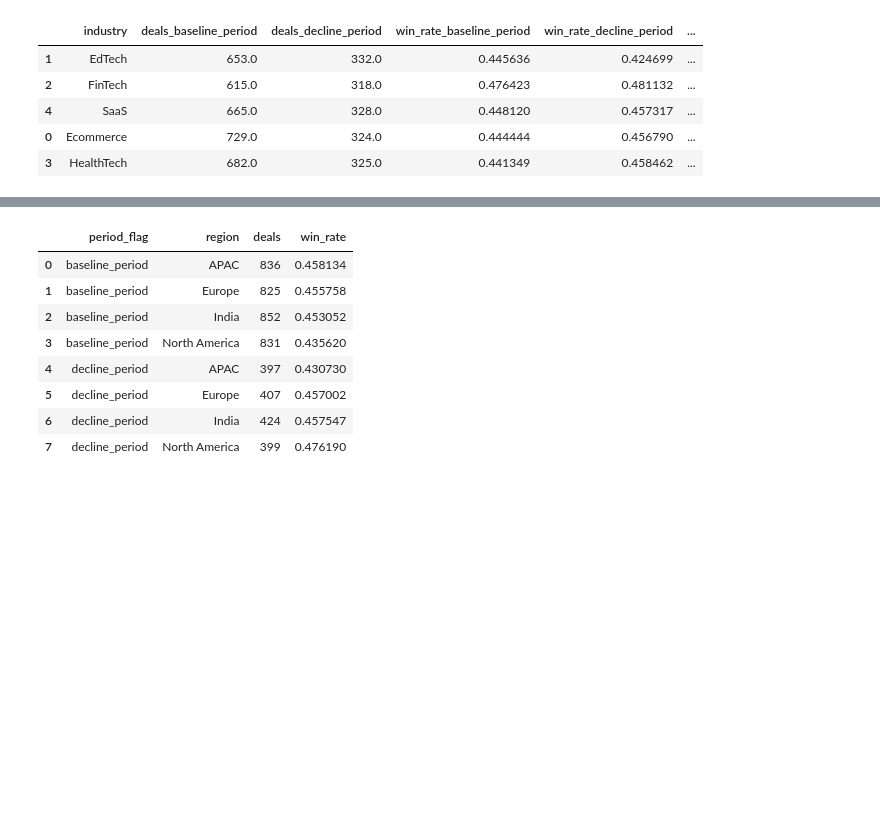
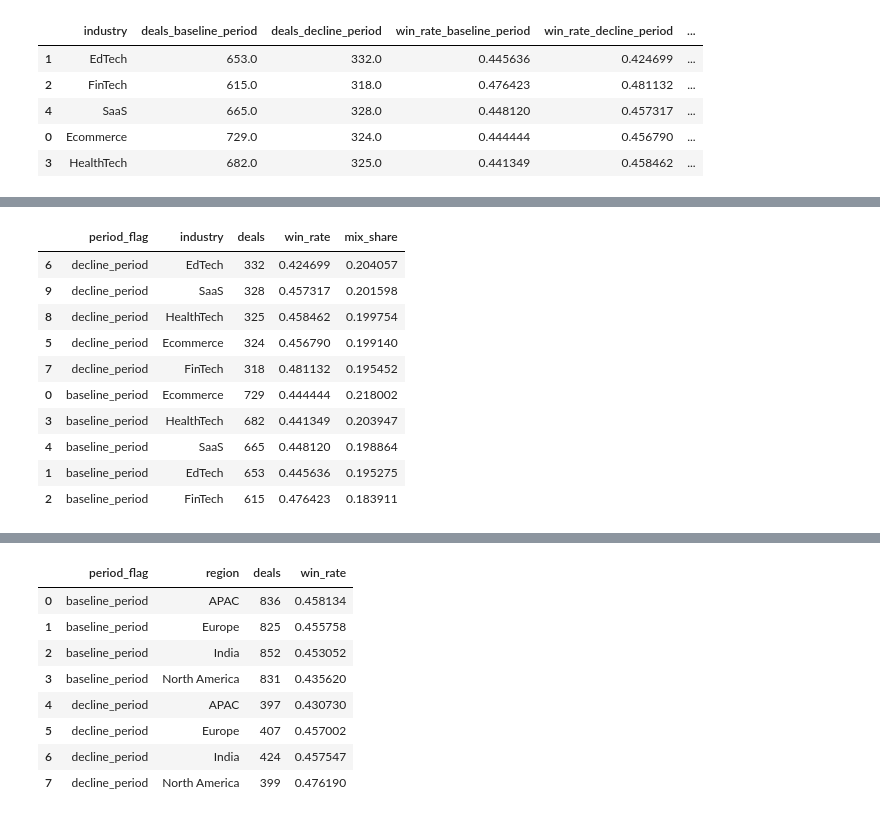
Before and after one commit to ShubhPundir/SkyGeni-Task, a Jupyter notebook: Win Rate Driver Analysis.ipynb, the cells around one changed output, grey strips where cells are left out. Drawn from its saved outputs; the diff is of its cells as text; code cells hidden in the pictures; blank space fills up the shorter version.

```diff
--- a/Win Rate Driver Analysis.ipynb
+++ b/Win Rate Driver Analysis.ipynb
@@ -332,0 +207,34 @@ for col in feature_names:
+# %%
+def mix_shift_analysis(df, segment_col):
+    quarters = sorted(df["closed_year_and_quarter"].unique())
+    decline_quarters = quarters[-2:]
+
+    df = df.copy()
+    df["period_flag"] = np.where(
+        df["closed_year_and_quarter"].isin(decline_quarters),
+        "decline_period",
+        "baseline_period"
+    )
+
+    grouped = (
+        df.groupby(["period_flag", segment_col])
+          .agg(
+              deals=("deal_id", "count"),
+              win_rate=("is_won", "mean")
+          )
+          .reset_index()
+    )
+
+    total_deals = df.groupby("period_flag")["deal_id"].count()
+
+    grouped["mix_share"] = grouped.apply(
+        lambda row: row["deals"] / total_deals[row["period_flag"]],
+        axis=1
+    )
+
+    return grouped.sort_values(["period_flag", "mix_share"], ascending=False)
+# %%
+region_shift = mix_shift_analysis(df, "region")
+industry_shift = mix_shift_analysis(df, "industry")
+acv_shift = mix_shift_analysis(df, "acv_bucket")
+cycle_shift = mix_shift_analysis(df, "sales_cycle_bucket")
@@ -332,0 +253,14 @@ for col in feature_names:
+# %%
+industry_shift
+# %% [output]
+|  | period_flag | industry | deals | win_rate | mix_share |
+| 6 | decline_period | EdTech | 332 | 0.424699 | 0.204057 |
+| 9 | decline_period | SaaS | 328 | 0.457317 | 0.201598 |
+| 8 | decline_period | HealthTech | 325 | 0.458462 | 0.199754 |
+| 5 | decline_period | Ecommerce | 324 | 0.456790 | 0.199140 |
+| 7 | decline_period | FinTech | 318 | 0.481132 | 0.195452 |
+| 0 | baseline_period | Ecommerce | 729 | 0.444444 | 0.218002 |
+| 3 | baseline_period | HealthTech | 682 | 0.441349 | 0.203947 |
+| 4 | baseline_period | SaaS | 665 | 0.448120 | 0.198864 |
+| 1 | baseline_period | EdTech | 653 | 0.445636 | 0.195275 |
+| 2 | baseline_period | FinTech | 615 | 0.476423 | 0.183911 |
```
Also changed, not shown: parts of 23 cells of this notebook, 1 other file.
